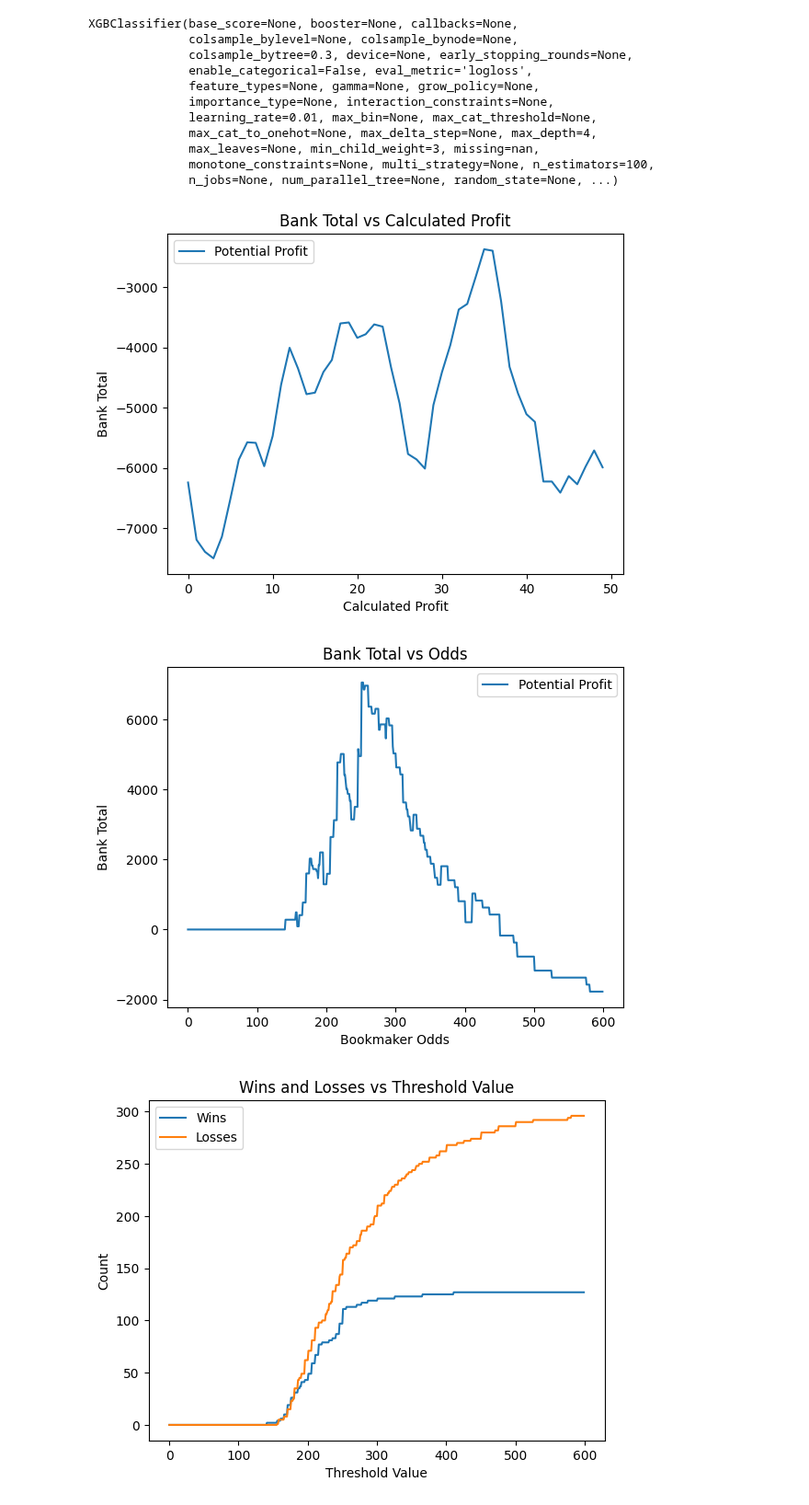
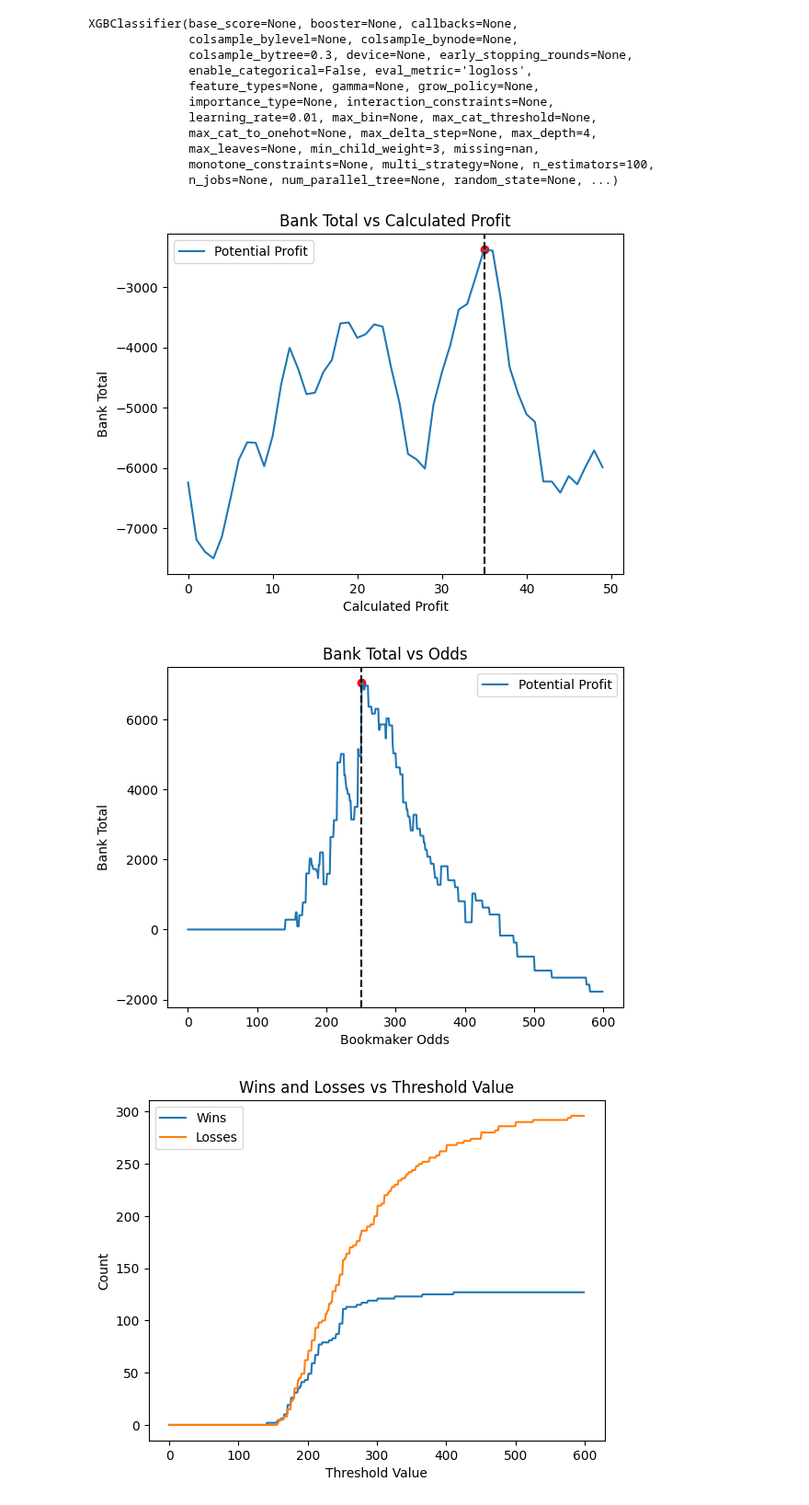
Before and after one commit to FlawlessAfro/ML_fight_prediction, a Jupyter notebook: ML Model Testing/xgboost_model.ipynb, the cells around one changed output. Shown at 92% size. Saved outputs shown, nothing was run; the diff lists cells and outputs as text; code cells hidden in the pictures.

```diff
--- a/ML Model Testing/xgboost_model.ipynb
+++ b/ML Model Testing/xgboost_model.ipynb
@@ -88,34 +88,36 @@ for threshold in threshold_values:
 
             if row['winner'] == 'Blue':
                 bank += row['b_ev'] * (bet_amount / 100)
                 wins+=1
             else:
                 bank -= bet_amount
                 losses+=1
 
         elif condition_red[index]:
             if row['winner'] == 'Red':
                 bank += row['r_ev'] * (bet_amount / 100)
                 wins+=1
             else:
                 bank -= bet_amount
                 losses+=1
 
     end_value.append(bank if condition_blue.any() else 0)
 
     max_index = end_value.index(max(end_value))
     max_threshold = list(threshold_values)[max_index]
     max_value = max(end_value)
 
 plt.plot(threshold_values, end_value, label='Potential Profit')
 plt.xlabel('Calculated Profit')
 plt.ylabel('Bank Total')
+plt.scatter(max_threshold, max_value, color='red')  # Highlight the maximum point
+plt.axvline(max_threshold, color='black', linestyle='--')
 plt.legend()
 plt.title('Bank Total vs Calculated Profit')
 plt.savefig("../DASH App/assets/xgb_bank_end_value1.png")
 plt.show()
 # %% [output]
-[figure, old version]
+[figure, new version]
 # %%
 threshold_values = range(0, 600)
 end_value = []
@@ -142,17 +144,23 @@ for threshold in threshold_values:
                 bank -= bet_amount
 
     end_value.append(bank)
+max_index = end_value.index(max(end_value))
+max_threshold = list(threshold_values)[max_index]
+max_value = max(end_value)
 
 plt.plot(threshold_values, end_value, label='Potential Profit')
 plt.xlabel('Bookmaker Odds')
 plt.ylabel('Bank Total')
+plt.scatter(max_threshold, max_value, color='red')  # Highlight the maximum point
+plt.axvline(max_threshold, color='black', linestyle='--')  # Add a vertical line at the maximum threshold
+
 plt.legend()
 plt.title('Bank Total vs Odds')
 plt.savefig("../DASH App/assets/xgb_bank_end_value2.png")
 
 plt.show()
 # %% [output]
-[figure, old version]
+[figure, new version]
 # %%
 threshold_values = range(0, 600)
 wins = []
```
Also changed, not shown: 2 other files.
